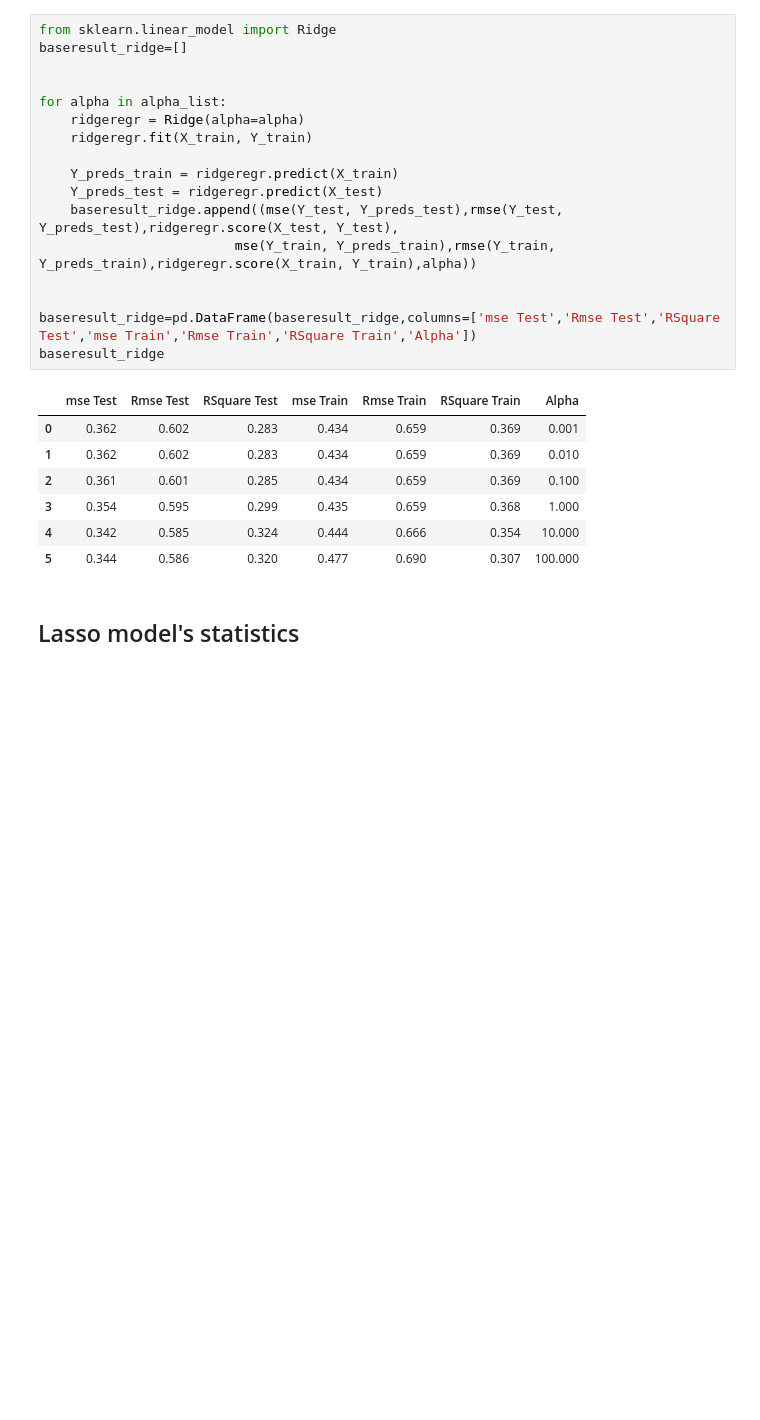
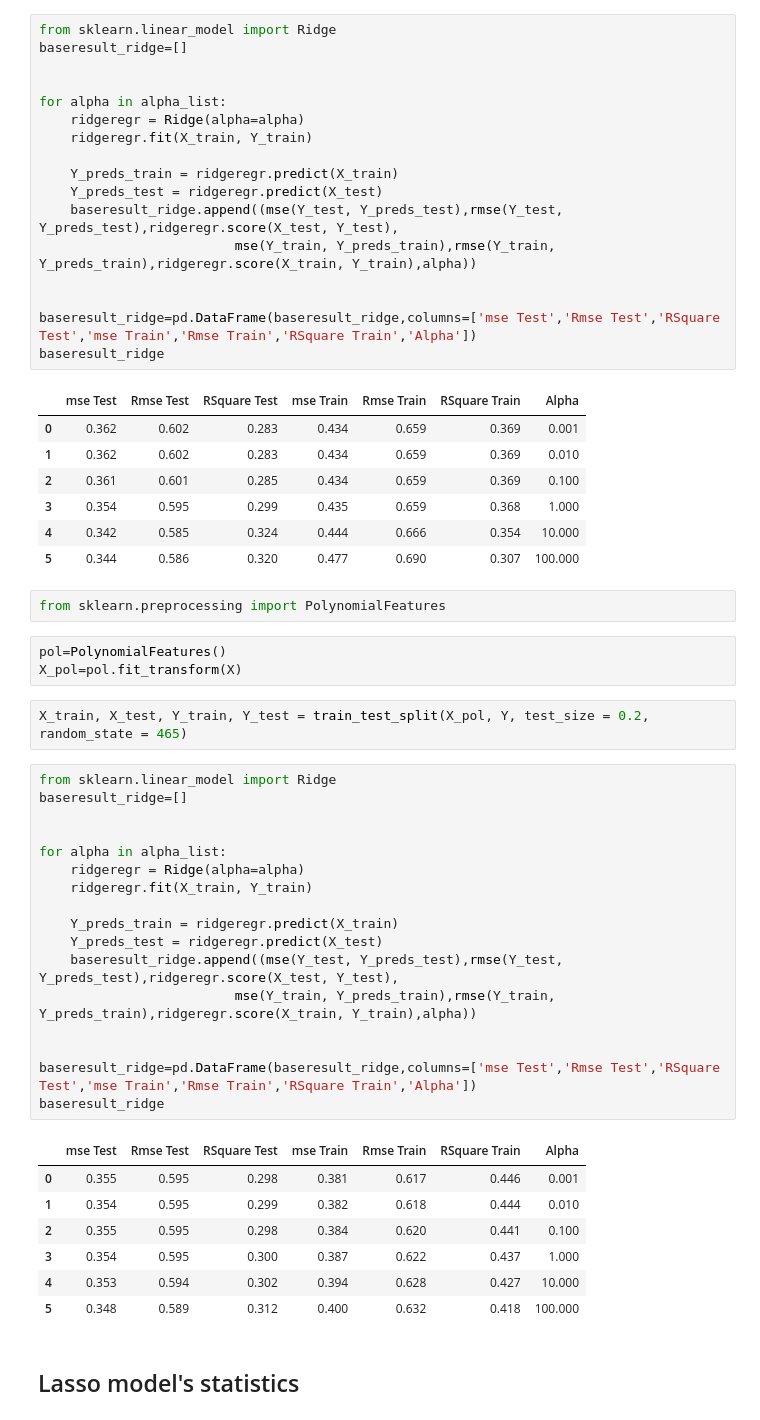
Before and after one commit to selingumusdag/red_wine_quality, a Jupyter notebook: wine_quality.ipynb, the cells around one changed output. Drawn from its saved outputs; the diff is of its cells as text; blank space fills up the shorter version.

```diff
--- a/wine_quality.ipynb
+++ b/wine_quality.ipynb
@@ -191,6 +191,38 @@ baseresult_ridge
 | 3 | 0.354 | 0.595 | 0.299 | 0.435 | 0.659 | 0.368 | 1.000 |
 | 4 | 0.342 | 0.585 | 0.324 | 0.444 | 0.666 | 0.354 | 10.000 |
 | 5 | 0.344 | 0.586 | 0.320 | 0.477 | 0.690 | 0.307 | 100.000 |
+# %%
+from sklearn.preprocessing import PolynomialFeatures
+# %%
+pol=PolynomialFeatures()
+X_pol=pol.fit_transform(X)
+# %%
+X_train, X_test, Y_train, Y_test = train_test_split(X_pol, Y, test_size = 0.2, random_state = 465)
+# %%
+from sklearn.linear_model import Ridge
+baseresult_ridge=[]
+
+
+for alpha in alpha_list:
+    ridgeregr = Ridge(alpha=alpha)
+    ridgeregr.fit(X_train, Y_train)
+
+    Y_preds_train = ridgeregr.predict(X_train)
+    Y_preds_test = ridgeregr.predict(X_test)
+    baseresult_ridge.append((mse(Y_test, Y_preds_test),rmse(Y_test, Y_preds_test),ridgeregr.score(X_test, Y_test),
+                         mse(Y_train, Y_preds_train),rmse(Y_train, Y_preds_train),ridgeregr.score(X_train, Y_train),alpha))
+
+
+baseresult_ridge=pd.DataFrame(baseresult_ridge,columns=['mse Test','Rmse Test','RSquare Test','mse Train','Rmse Train','RSquare Train','Alpha'])
+baseresult_ridge
+# %% [output]
+|  | mse Test | Rmse Test | RSquare Test | mse Train | Rmse Train | RSquare Train | Alpha |
+| 0 | 0.355 | 0.595 | 0.298 | 0.381 | 0.617 | 0.446 | 0.001 |
+| 1 | 0.354 | 0.595 | 0.299 | 0.382 | 0.618 | 0.444 | 0.010 |
+| 2 | 0.355 | 0.595 | 0.298 | 0.384 | 0.620 | 0.441 | 0.100 |
+| 3 | 0.354 | 0.595 | 0.300 | 0.387 | 0.622 | 0.437 | 1.000 |
+| 4 | 0.353 | 0.594 | 0.302 | 0.394 | 0.628 | 0.427 | 10.000 |
+| 5 | 0.348 | 0.589 | 0.312 | 0.400 | 0.632 | 0.418 | 100.000 |
 # %% [markdown]
 ## Lasso model's statistics
 # %%
```
Also changed, not shown: parts of 2 cells of this notebook, 1 other file.
